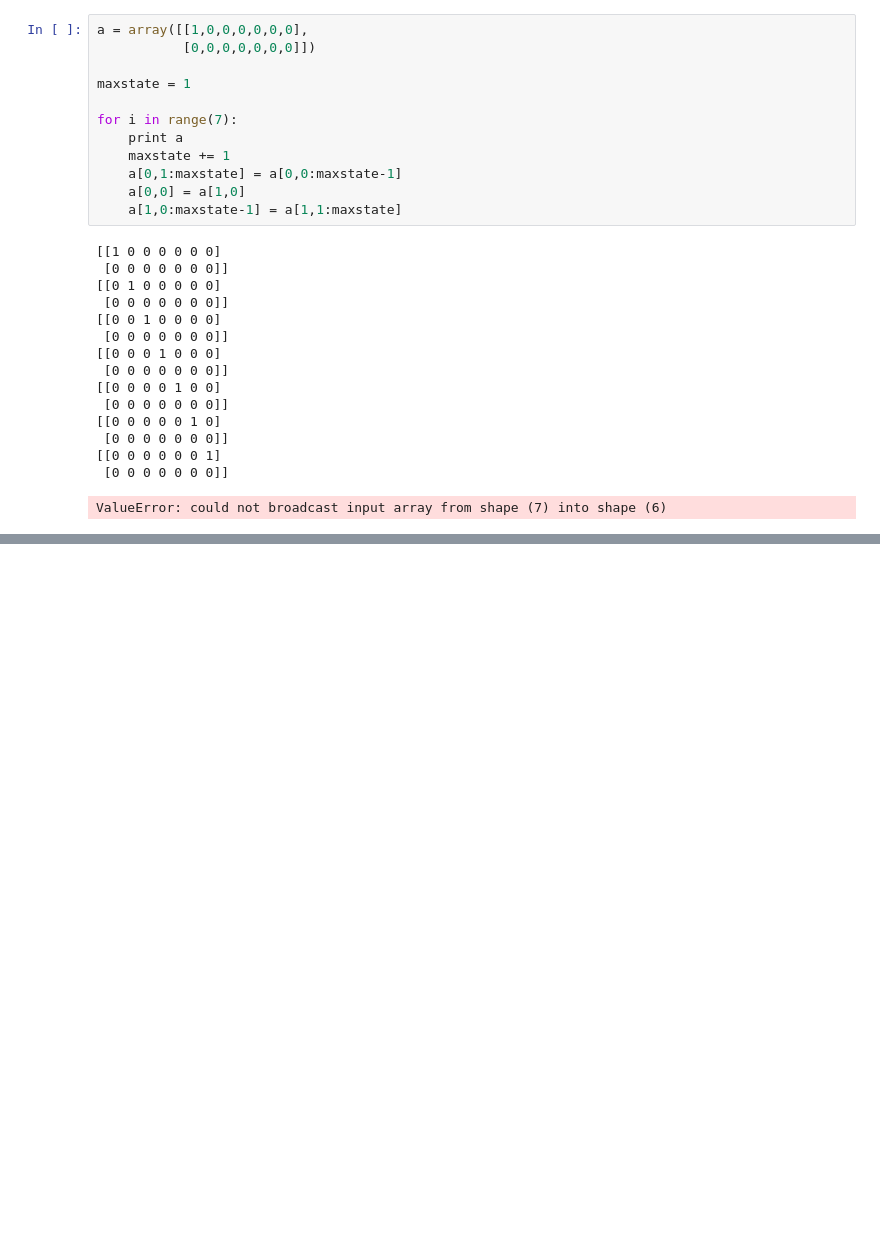
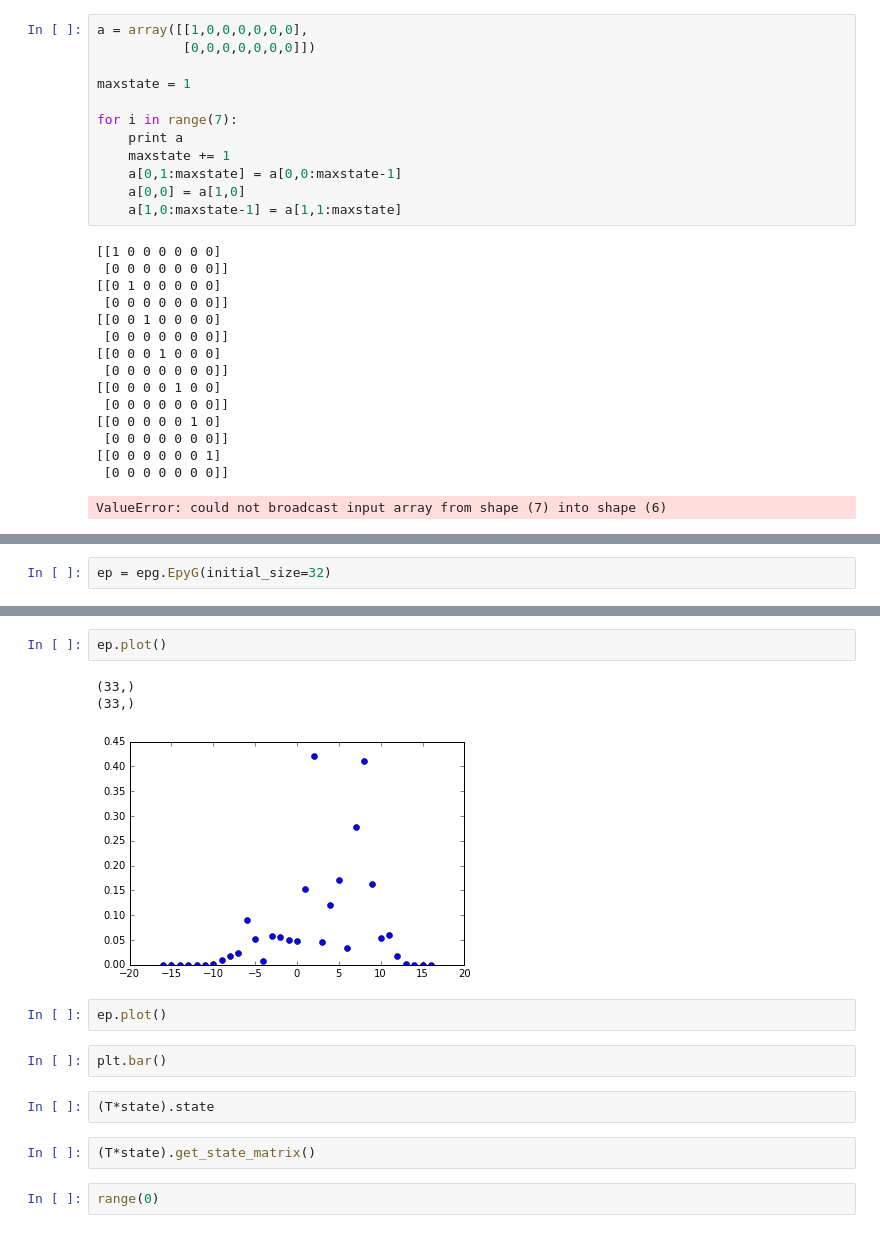
Before and after one commit to brennerd11/EpyG, a Jupyter notebook: EpyG/examples/Misc.ipynb, the cells around one changed output, grey strips where cells are left out. Drawn from its saved outputs; the diff is of its cells as text; blank space fills up the shorter version.

```diff
--- a/EpyG/examples/Misc.ipynb
+++ b/EpyG/examples/Misc.ipynb
@@ -30,0 +75,2 @@ ValueError: could not broadcast input array from shape (7) into shape (6)
+# %%
+ep = epg.EpyG(initial_size=32)
@@ -30,0 +89,16 @@ ValueError: could not broadcast input array from shape (7) into shape (6)
+# %%
+ep.plot()
+# %% [output]
+(33,)
+(33,)
+[figure, added]
+# %%
+ep.plot()
+# %%
+plt.bar()
+# %%
+(T*state).state
+# %%
+(T*state).get_state_matrix()
+# %%
+range(0)
```
Also changed, not shown: parts of 9 cells of this notebook, 3 other files.
